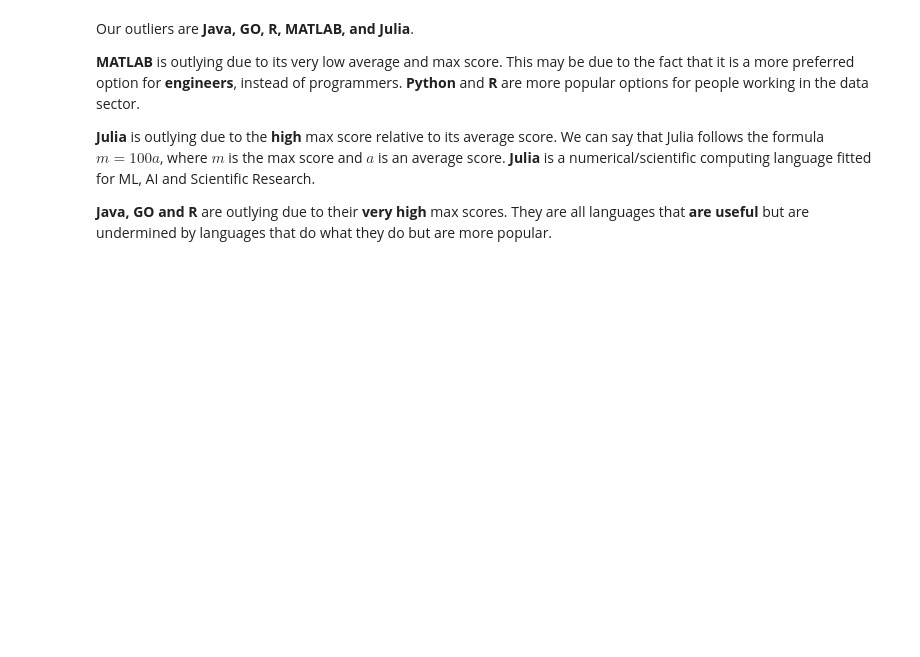
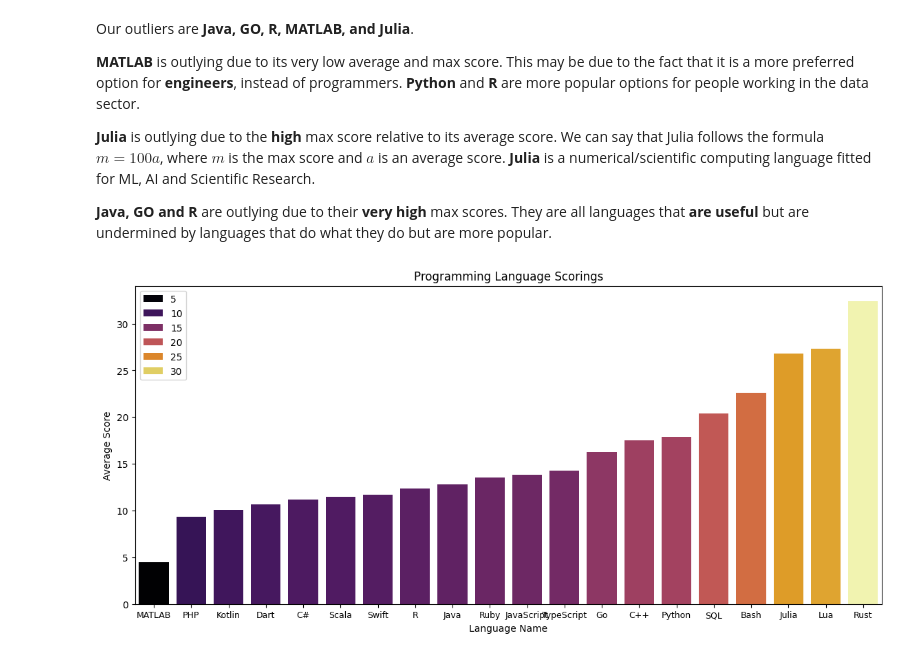
Before and after one commit to biggiefats/HackerNewsAnalysis, a Jupyter notebook: HackerNews.ipynb, the cells around one changed output. Cells and saved outputs as stored; diff of their text form; code cells hidden in the pictures; blank space fills up the shorter version.

```diff
--- a/HackerNews.ipynb
+++ b/HackerNews.ipynb
@@ -559,3 +559,18 @@ Our outliers are **Java, GO, R, MATLAB, and Julia**.
 **Julia** is outlying due to the **high** max score relative to its average score. We can say that Julia follows the formula $m = 100a$, where $m$ is the max score and $a$ is an average score. **Julia** is a numerical/scientific computing language fitted for ML, AI and Scientific Research.
 
 **Java, GO and R** are outlying due to their **very high** max scores. They are all languages that **are useful** but are undermined by languages that do what they do but are more popular.
+# %%
+# Data
+df = df.sort_values(by='avg_score')
+y = df['avg_score'].values
+
+# Visualisation
+fig, ax = plt.subplots(figsize=(14, 6))
+ax.set_title(f'Programming Language Scorings')
+ax.set_xlabel('Language Name')
+ax.set_ylabel('Average Score')
+sns.barplot(x=df['language'], y=y, hue=y, palette='inferno', width=0.8)
+ax.set_xticklabels(labels=ax.get_xticklabels(), fontsize=9)
+plt.show()
+# %% [output]
+[figure, added]
```
